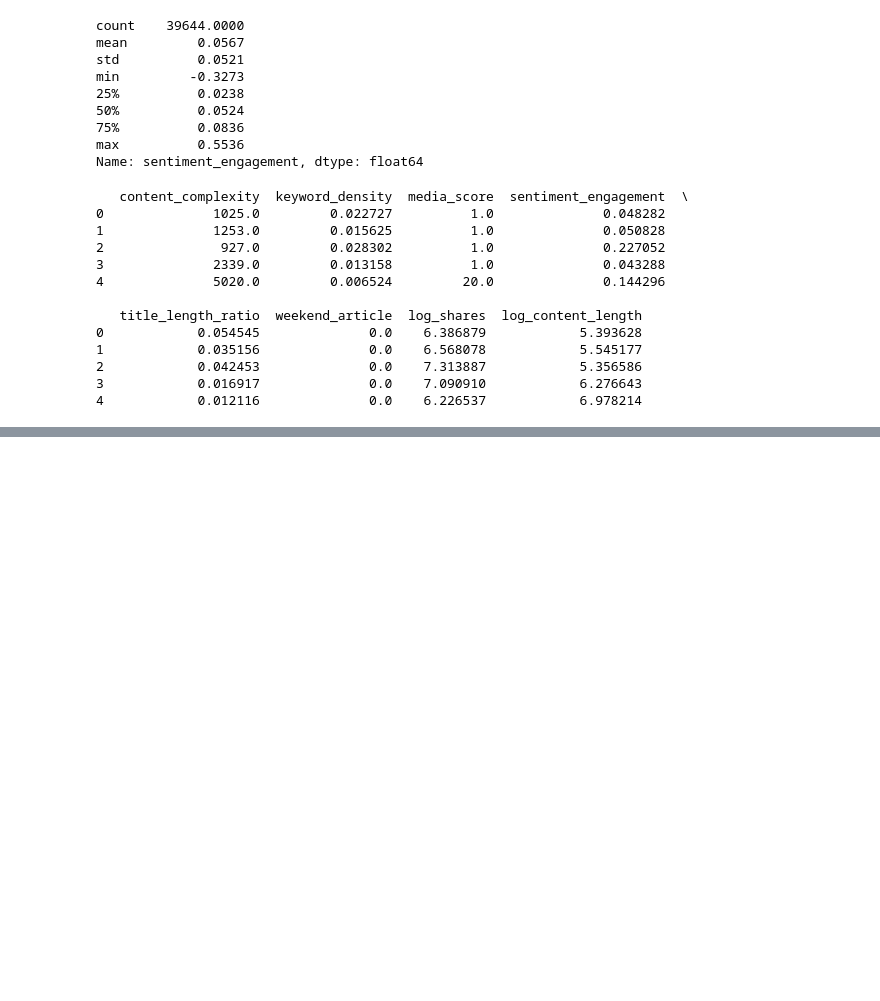
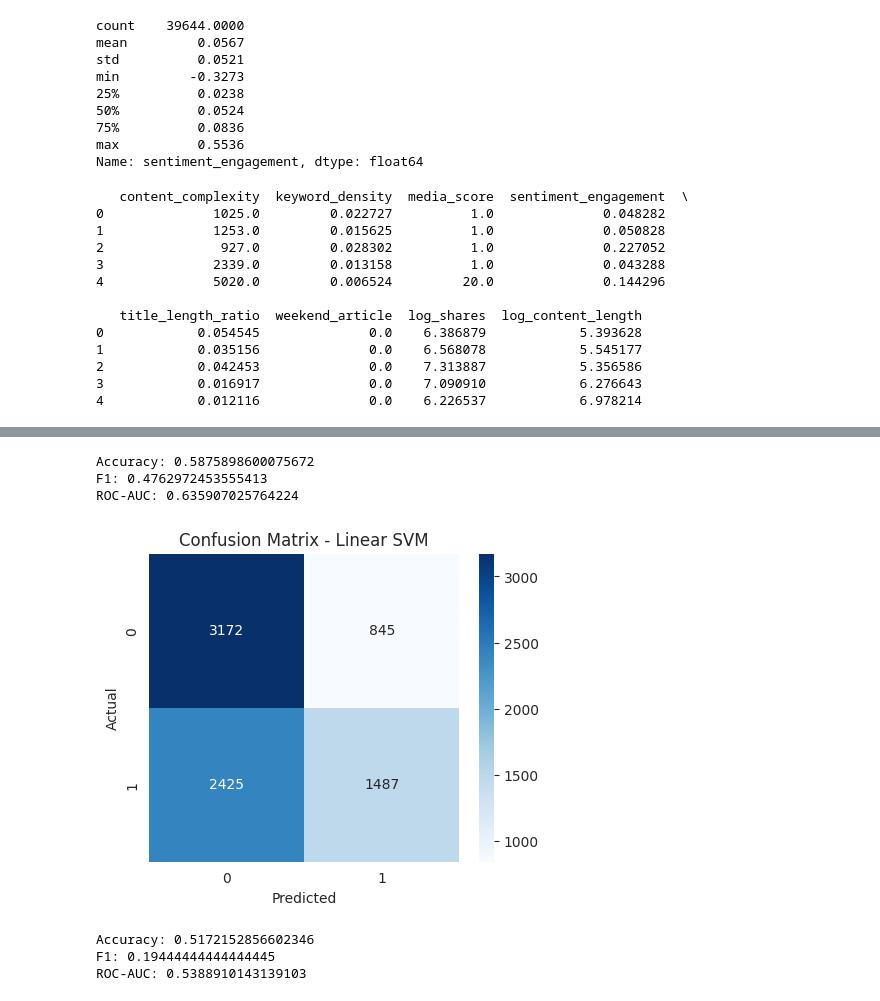
Before and after one commit to batoolabualhayjaa33-droid/ML-final-project, a Jupyter notebook: OnlineNewsPopularity.ipynb, the cells around one changed output, grey strips where cells are left out. Saved outputs shown, nothing was run; the diff lists cells and outputs as text; code cells hidden in the pictures; blank space fills up the shorter version.

```diff
--- a/OnlineNewsPopularity.ipynb
+++ b/OnlineNewsPopularity.ipynb
@@ -683,0 +873,48 @@ print(engineered_data[new_features].head())
+# %%
+X_train_svm = X_train.sample(600, random_state=42)
+y_train_svm = y_train.loc[X_train_svm.index]
+# %%
+
+svm_linear = SVC(kernel='linear', probability=True, random_state=42)
+
+svm_linear.fit(X_train_svm, y_train_svm)
+
+y_pred_linear = svm_linear.predict(X_test)
+y_prob_linear = svm_linear.predict_proba(X_test)[:, 1]
+
+print("Accuracy:", accuracy_score(y_test, y_pred_linear))
+print("F1:", f1_score(y_test, y_pred_linear))
+print("ROC-AUC:", roc_auc_score(y_test, y_prob_linear))
+# %% [output]
+Accuracy: 0.5875898600075672
+F1: 0.4762972453555413
+ROC-AUC: 0.635907025764224
+# %%
+cm = confusion_matrix(y_test, y_pred_linear)
+
+plt.figure(figsize=(5,4))
+
+sns.heatmap(cm, annot=True, fmt="d", cmap="Blues")
+
+plt.title("Confusion Matrix - Linear SVM")
+plt.xlabel("Predicted")
+plt.ylabel("Actual")
+
+plt.show()
+# %% [output]
+[figure, added]
+# %%
+svm_rbf = SVC(kernel='rbf', probability=True, random_state=42)
+
+svm_rbf.fit(X_train_svm, y_train_svm)
+
+y_pred_rbf = svm_rbf.predict(X_test)
+y_prob_rbf = svm_rbf.predict_proba(X_test)[:, 1]
+
+print("Accuracy:", accuracy_score(y_test, y_pred_rbf))
+print("F1:", f1_score(y_test, y_pred_rbf))
+print("ROC-AUC:", roc_auc_score(y_test, y_prob_rbf))
+# %% [output]
+Accuracy: 0.5172152856602346
+F1: 0.19444444444444445
+ROC-AUC: 0.5388910143139103
```
Also changed, not shown: parts of 16 cells of this notebook.
